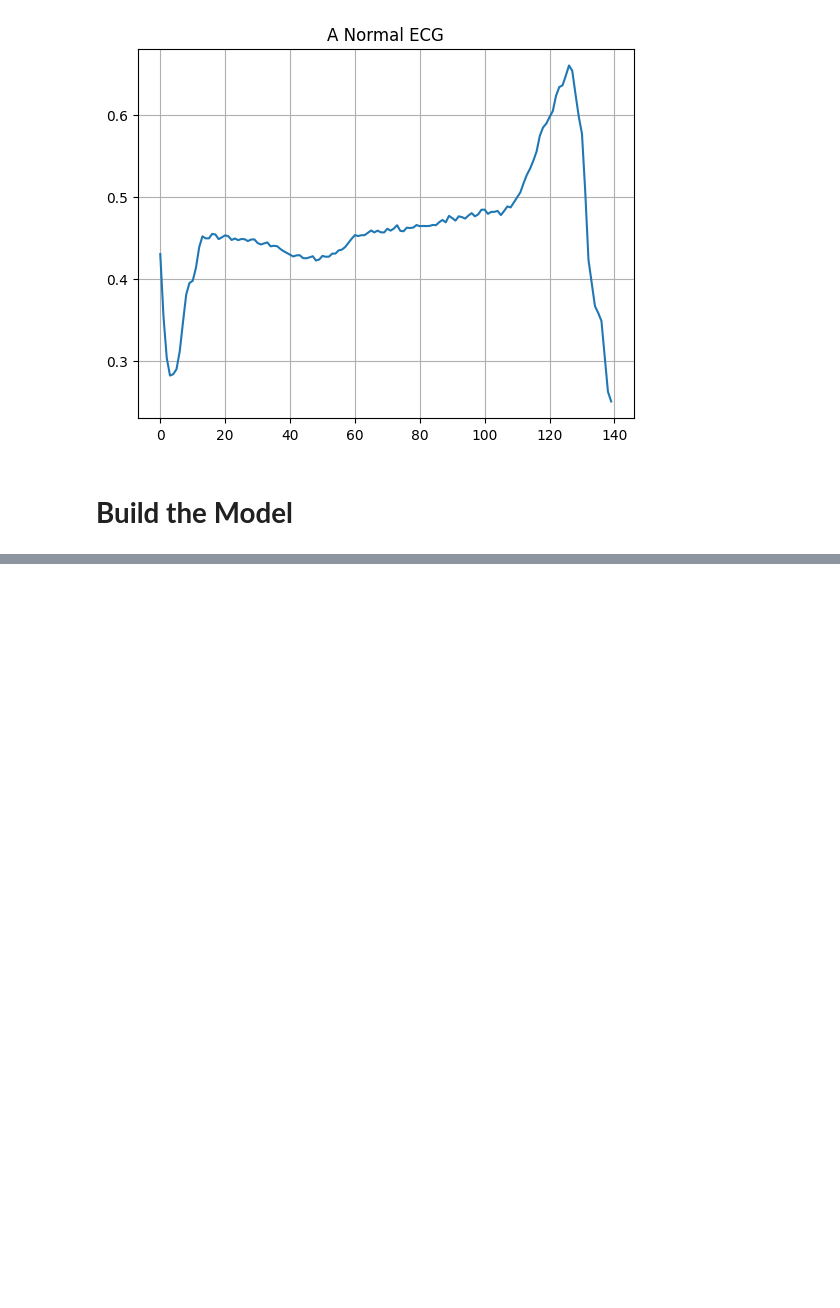
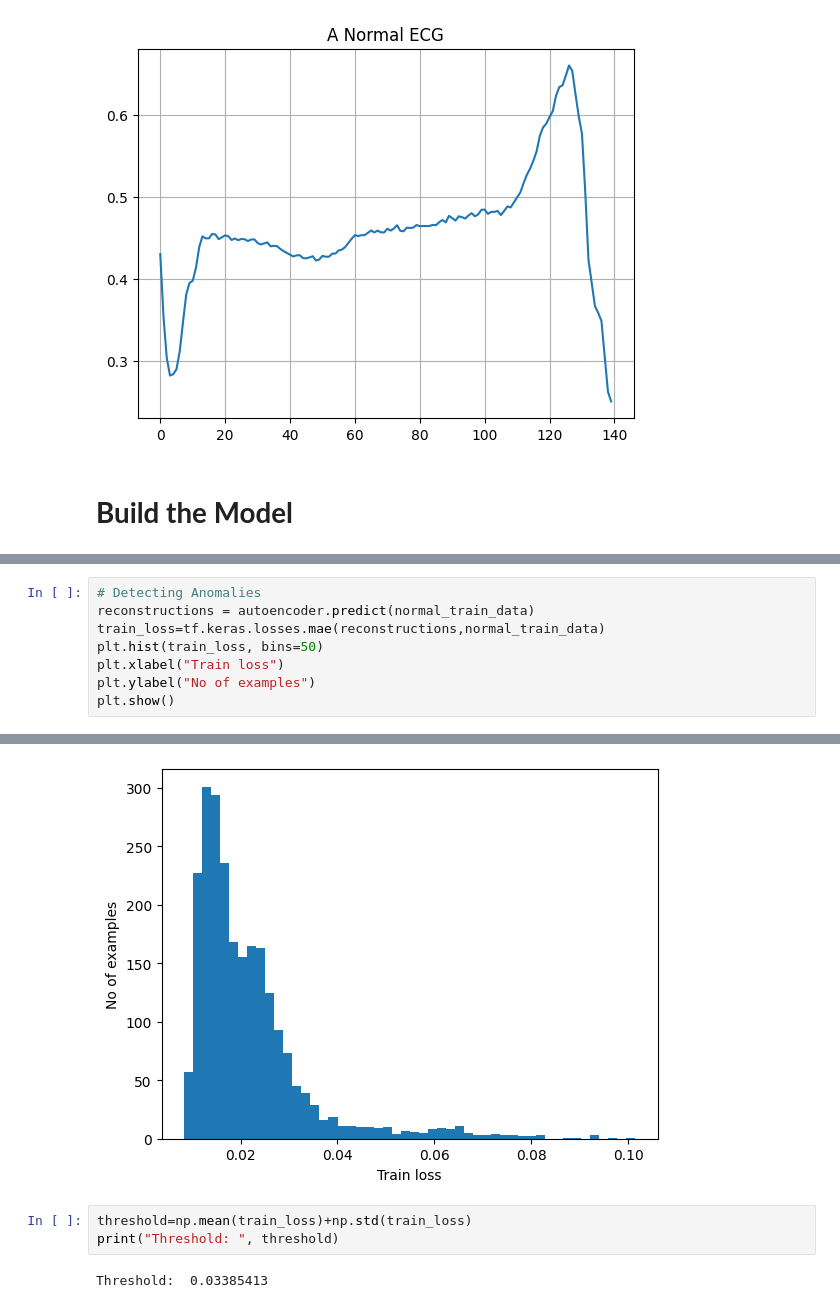
Before and after one commit to saiyaswanth883/DL_Lab, a Jupyter notebook: DL_Lab.ipynb, the cells around one changed output, grey strips where cells are left out. Drawn from its saved outputs; the diff is of its cells as text; blank space fills up the shorter version.

```diff
--- a/DL_Lab.ipynb
+++ b/DL_Lab.ipynb
@@ -366,0 +375,9 @@ plt.show()
+# %%
+# Detecting Anomalies
+reconstructions = autoencoder.predict(normal_train_data)
+train_loss=tf.keras.losses.mae(reconstructions,normal_train_data)
+plt.hist(train_loss, bins=50)
+plt.xlabel("Train loss")
+plt.ylabel("No of examples")
+plt.show()
+# %% [output]
@@ -366,0 +385,6 @@ plt.show()
+[figure, added]
+# %%
+threshold=np.mean(train_loss)+np.std(train_loss)
+print("Threshold: ", threshold)
+# %% [output]
+Threshold:  0.03385413
```
Also changed, not shown: parts of 11 cells of this notebook.
